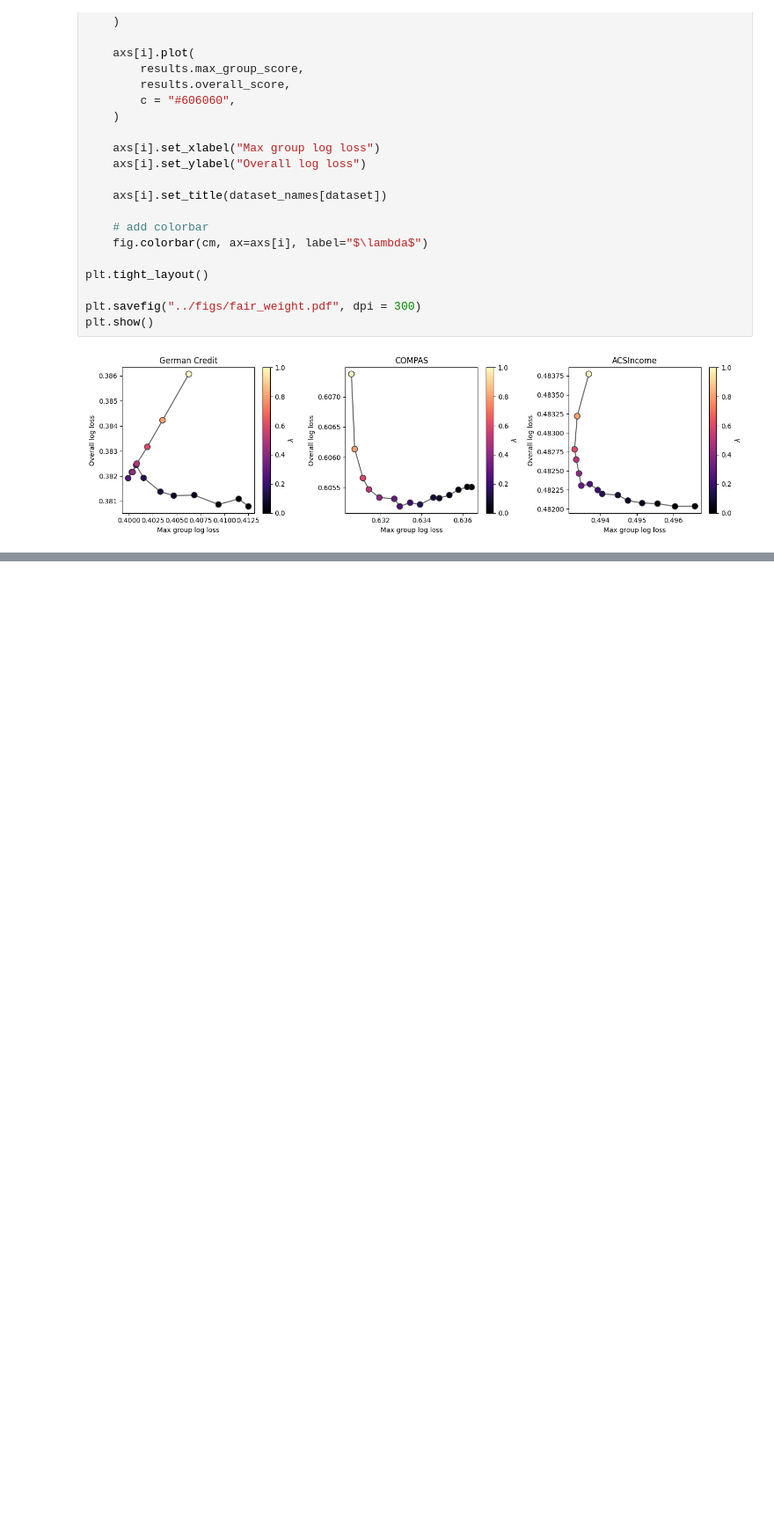
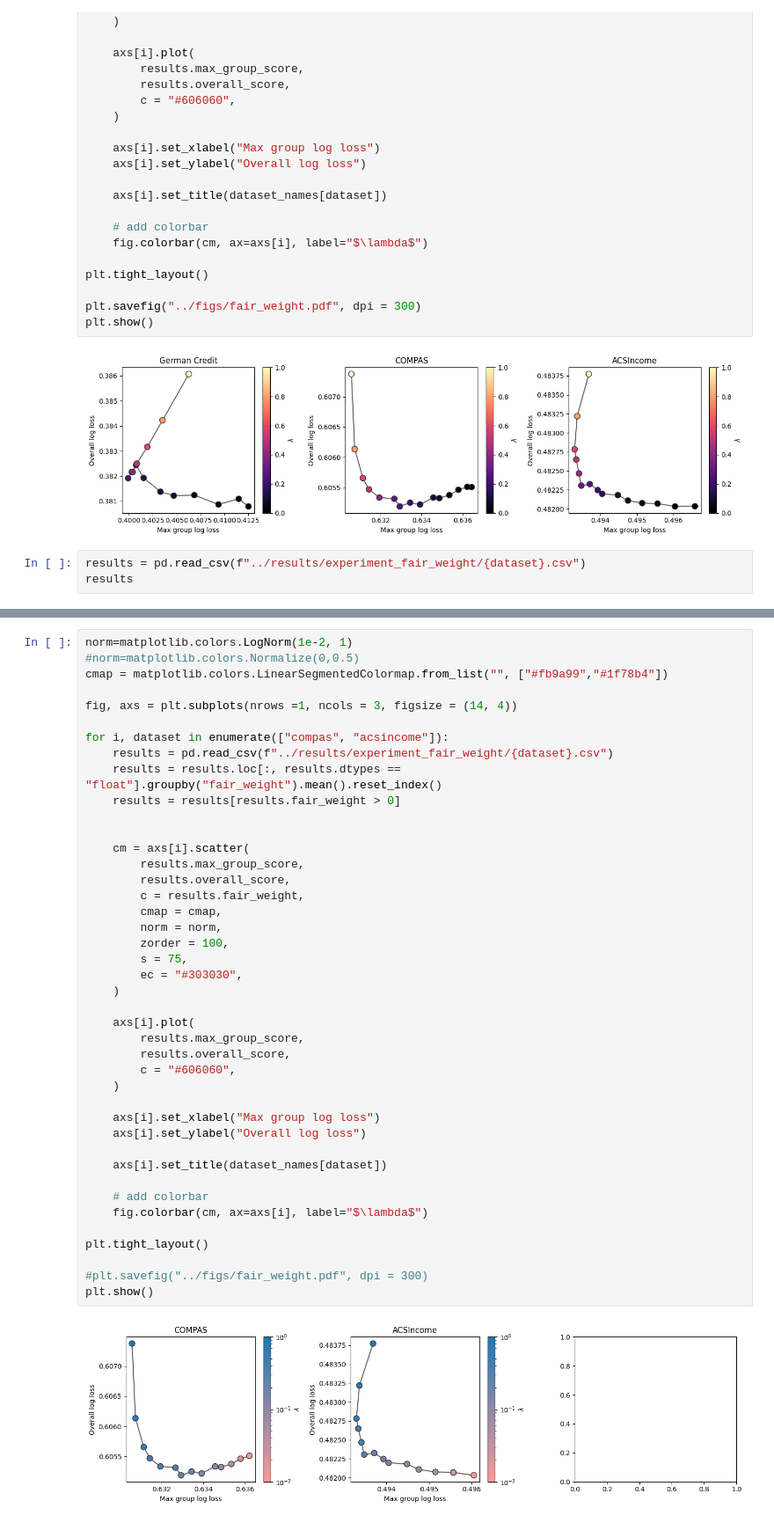
Before and after one commit to hiaac-finance/m2fgb, a Jupyter notebook: notebooks/analyze_results_new.ipynb, the cells around one changed output, grey strips where cells are left out. Shown: that part at 88% size. Drawn from its saved outputs; the diff is of its cells as text; blank space fills up the shorter version.

```diff
--- a/notebooks/analyze_results_new.ipynb
+++ b/notebooks/analyze_results_new.ipynb
@@ -616,3 +619,6 @@ plt.savefig("../figs/fair_weight.pdf", dpi = 300)
 plt.show()
 # %% [output]
 [figure]
+# %%
+results = pd.read_csv(f"../results/experiment_fair_weight/{dataset}.csv")
+results
@@ -618,0 +639,44 @@ plt.show()
+# %%
+norm=matplotlib.colors.LogNorm(1e-2, 1)
+#norm=matplotlib.colors.Normalize(0,0.5)
+cmap = matplotlib.colors.LinearSegmentedColormap.from_list("", ["#fb9a99","#1f78b4"])
+
+fig, axs = plt.subplots(nrows =1, ncols = 3, figsize = (14, 4))
+
+for i, dataset in enumerate(["compas", "acsincome"]):
+    results = pd.read_csv(f"../results/experiment_fair_weight/{dataset}.csv")
+    results = results.loc[:, results.dtypes == "float"].groupby("fair_weight").mean().reset_index()
+    results = results[results.fair_weight > 0]
+
+
+    cm = axs[i].scatter(
+        results.max_group_score,
+        results.overall_score,
+        c = results.fair_weight,
+        cmap = cmap,
+        norm = norm,
+        zorder = 100,
+        s = 75,
+        ec = "#303030",
+    )
+
+    axs[i].plot(
+        results.max_group_score,
+        results.overall_score,
+        c = "#606060",
+    )
+
+    axs[i].set_xlabel("Max group log loss")
+    axs[i].set_ylabel("Overall log loss")
+
+    axs[i].set_title(dataset_names[dataset])
+
+    # add colorbar
+    fig.colorbar(cm, ax=axs[i], label="$\lambda$")
+
+plt.tight_layout()
+
+#plt.savefig("../figs/fair_weight.pdf", dpi = 300)
+plt.show()
+# %% [output]
+[figure, added]
```
Also changed, not shown: parts of 6 cells of this notebook.
